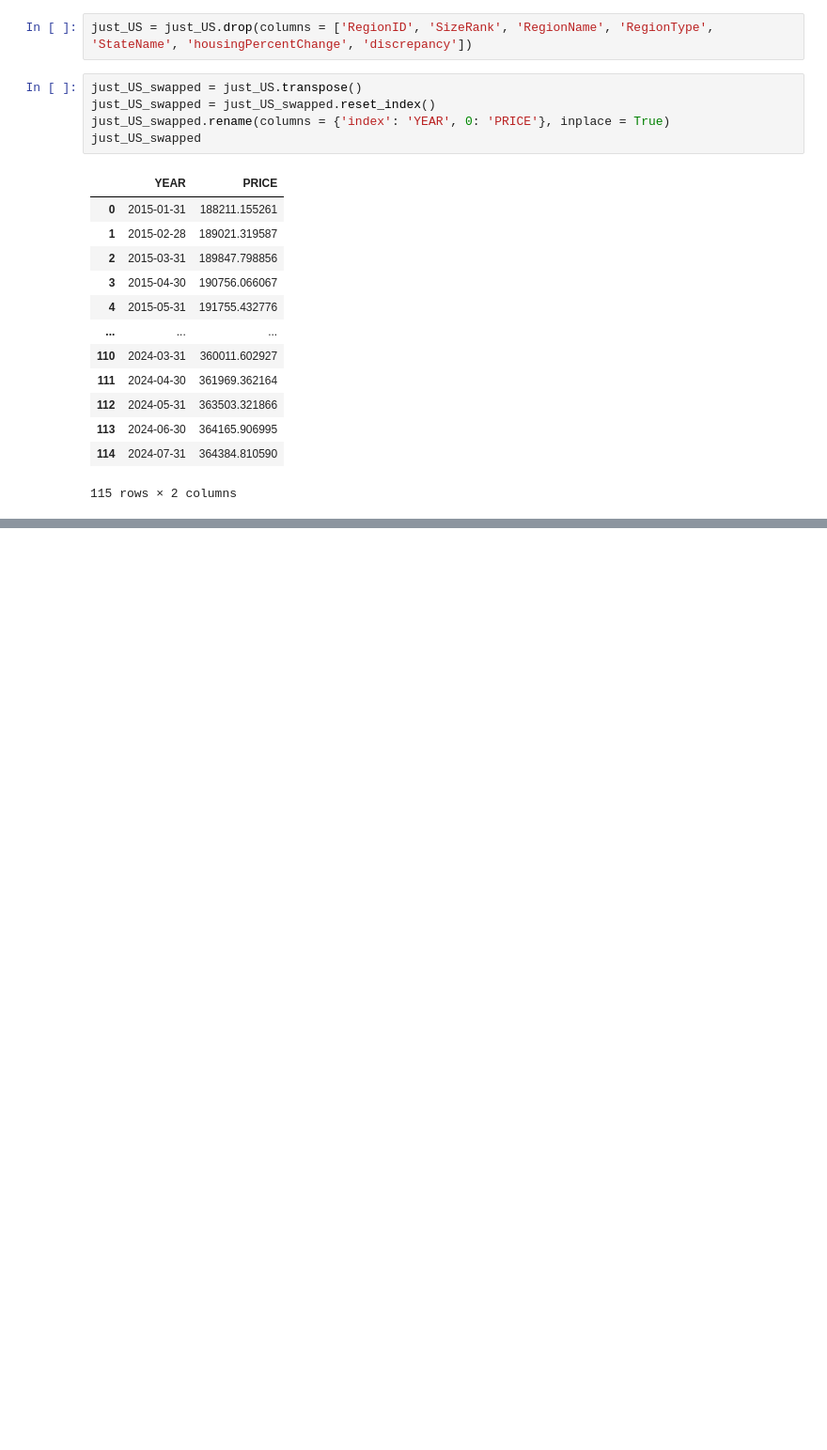
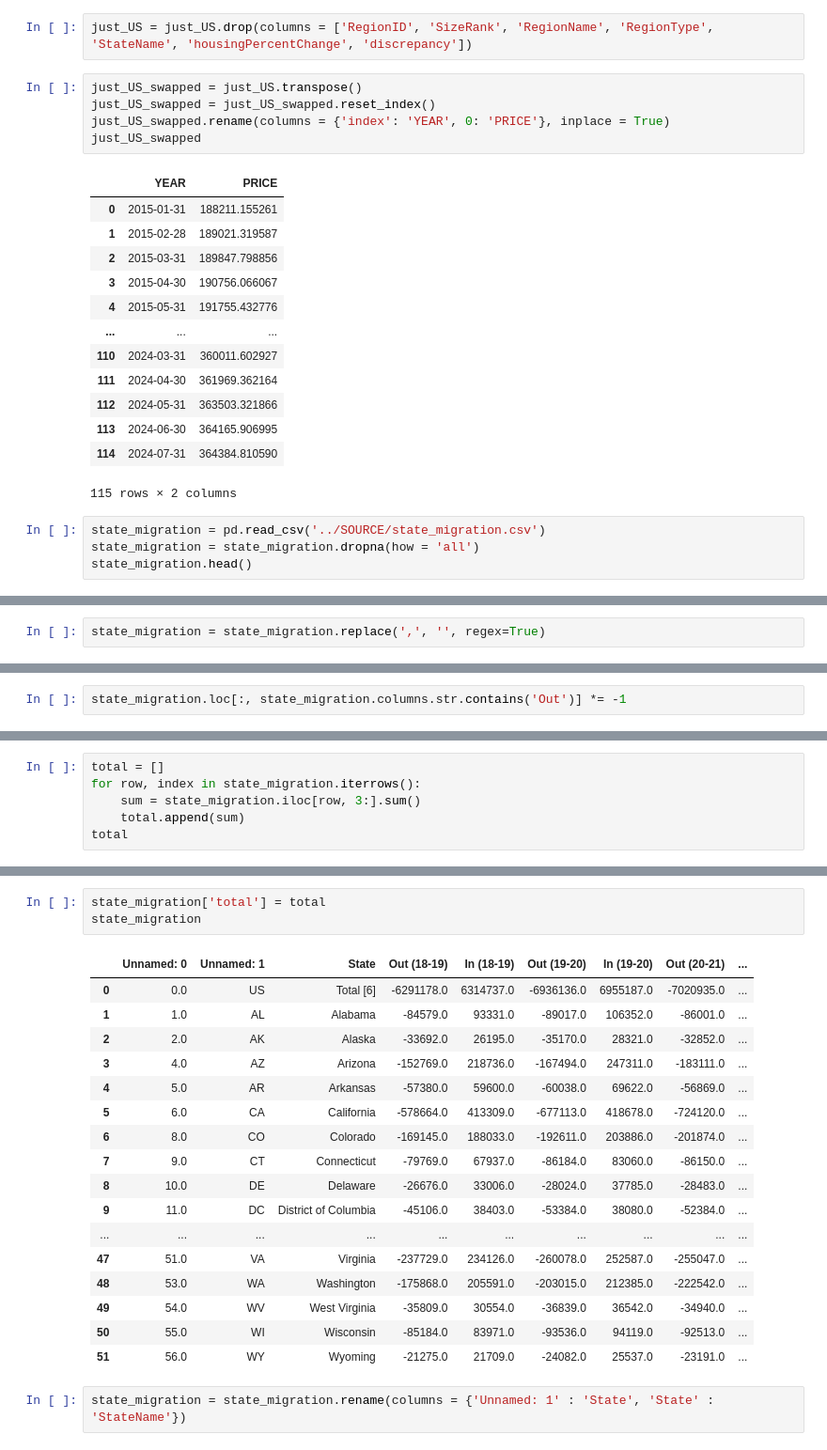
Before and after one commit to elgnol/RealEstate_Project_3, a Jupyter notebook: Analysis/Data_analysis_tatyana.ipynb, the cells around one changed output, grey strips where cells are left out. Shown at 94% size. Saved outputs shown, nothing was run; the diff lists cells and outputs as text; blank space fills up the shorter version.

Commit message:
manipulated migration data

```diff
--- a/Analysis/Data_analysis_tatyana.ipynb
+++ b/Analysis/Data_analysis_tatyana.ipynb
@@ -861,3 +861,7 @@ just_US_swapped
 | 113 | 2024-06-30 | 364165.906995 |
 | 114 | 2024-07-31 | 364384.810590 |
 115 rows × 2 columns
+# %%
+state_migration = pd.read_csv('../SOURCE/state_migration.csv')
+state_migration = state_migration.dropna(how = 'all')
+state_migration.head()
@@ -863,0 +875,2 @@ just_US_swapped
+# %%
+state_migration = state_migration.replace(',', '', regex=True)
@@ -863,0 +884,2 @@ just_US_swapped
+# %%
+state_migration.loc[:, state_migration.columns.str.contains('Out')] *= -1
@@ -863,0 +895,6 @@ just_US_swapped
+# %%
+total = []
+for row, index in state_migration.iterrows():
+    sum = state_migration.iloc[row, 3:].sum()
+    total.append(sum)
+total
@@ -863,0 +919,23 @@ just_US_swapped
+# %%
+state_migration['total'] = total
+state_migration
+# %% [output]
+|  | Unnamed: 0 | Unnamed: 1 | State | Out (18-19) | In (18-19) | Out (19-20) | In (19-20) | Out (20-21) | ... |
+| 0 | 0.0 | US | Total [6] | -6291178.0 | 6314737.0 | -6936136.0 | 6955187.0 | -7020935.0 | ... |
+| 1 | 1.0 | AL | Alabama | -84579.0 | 93331.0 | -89017.0 | 106352.0 | -86001.0 | ... |
+| 2 | 2.0 | AK | Alaska | -33692.0 | 26195.0 | -35170.0 | 28321.0 | -32852.0 | ... |
+| 3 | 4.0 | AZ | Arizona | -152769.0 | 218736.0 | -167494.0 | 247311.0 | -183111.0 | ... |
+| 4 | 5.0 | AR | Arkansas | -57380.0 | 59600.0 | -60038.0 | 69622.0 | -56869.0 | ... |
+| 5 | 6.0 | CA | California | -578664.0 | 413309.0 | -677113.0 | 418678.0 | -724120.0 | ... |
+| 6 | 8.0 | CO | Colorado | -169145.0 | 188033.0 | -192611.0 | 203886.0 | -201874.0 | ... |
+| 7 | 9.0 | CT | Connecticut | -79769.0 | 67937.0 | -86184.0 | 83060.0 | -86150.0 | ... |
+| 8 | 10.0 | DE | Delaware | -26676.0 | 33006.0 | -28024.0 | 37785.0 | -28483.0 | ... |
+| 9 | 11.0 | DC | District of Columbia | -45106.0 | 38403.0 | -53384.0 | 38080.0 | -52384.0 | ... |
+| ... | ... | ... | ... | ... | ... | ... | ... | ... | ... |
+| 47 | 51.0 | VA | Virginia | -237729.0 | 234126.0 | -260078.0 | 252587.0 | -255047.0 | ... |
+| 48 | 53.0 | WA | Washington | -175868.0 | 205591.0 | -203015.0 | 212385.0 | -222542.0 | ... |
+| 49 | 54.0 | WV | West Virginia | -35809.0 | 30554.0 | -36839.0 | 36542.0 | -34940.0 | ... |
+| 50 | 55.0 | WI | Wisconsin | -85184.0 | 83971.0 | -93536.0 | 94119.0 | -92513.0 | ... |
+| 51 | 56.0 | WY | Wyoming | -21275.0 | 21709.0 | -24082.0 | 25537.0 | -23191.0 | ... |
+# %%
+state_migration = state_migration.rename(columns = {'Unnamed: 1' : 'State', 'State' : 'StateName'})
```
Also changed, not shown: parts of 13 cells of this notebook.
